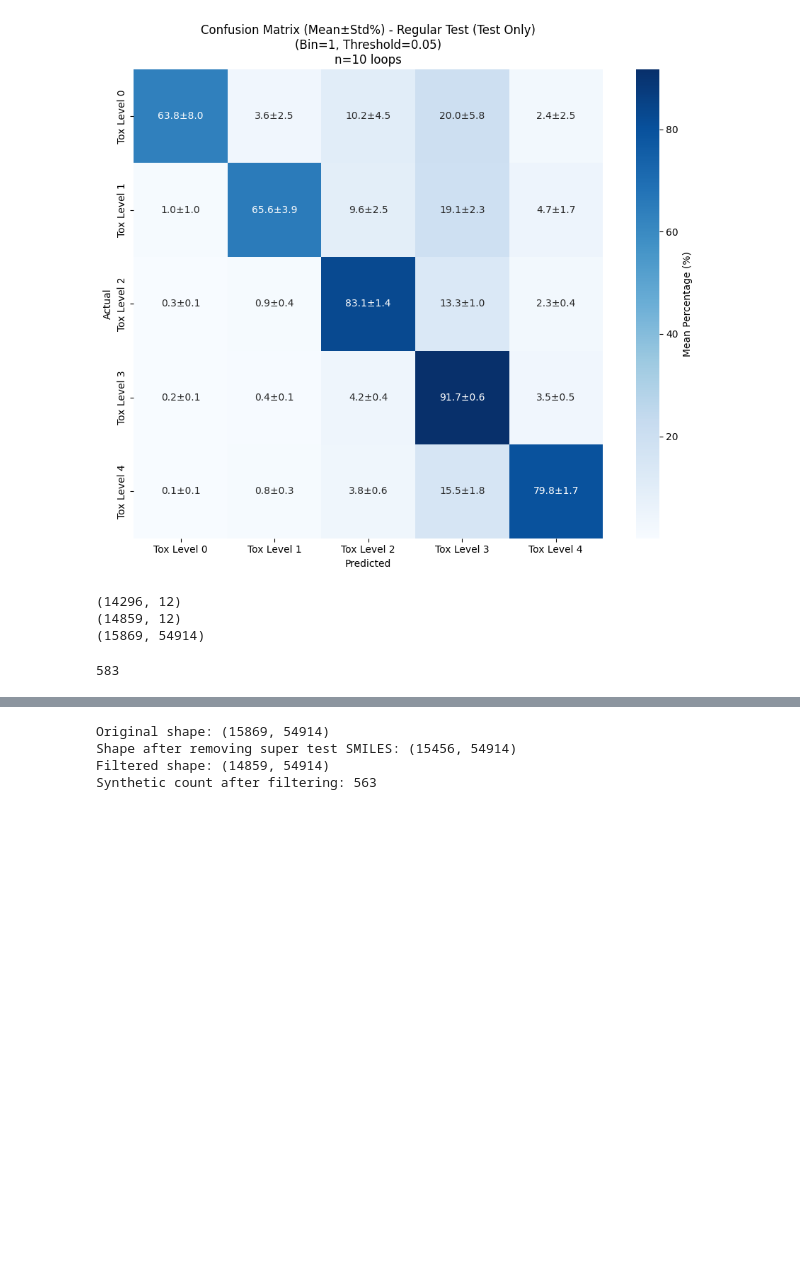
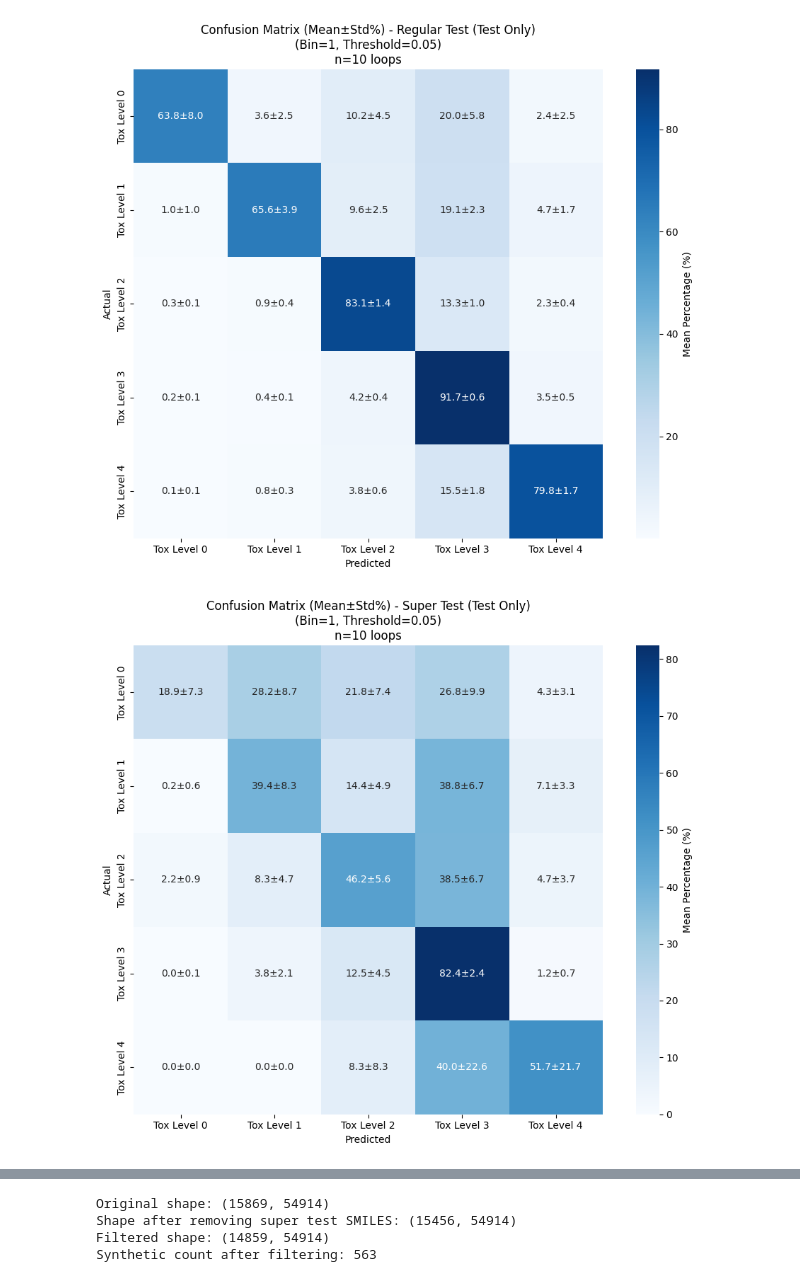
Before and after one commit to DashLLipsey/PREDICT-MIT-LL, a Jupyter notebook: Notebooks/2_step_model_confusion_and_heatmaps.ipynb, the cells around one changed output, grey strips where cells are left out. Cells and saved outputs as stored; diff of their text form; code cells hidden in the pictures; blank space fills up the shorter version.

```diff
--- a/Notebooks/2_step_model_confusion_and_heatmaps.ipynb
+++ b/Notebooks/2_step_model_confusion_and_heatmaps.ipynb
@@ -2203,16 +2221,18 @@ create_confusion_matrix_general_mean_std(
     figsize=(10, 8))
 # %% [output]
 [figure]
-# %%
-df = pd.read_parquet('/home/dlipsey/MITLincolnLabs/MIT_LL_data/regular_classifier_synth_abl_loop/direct_tox_bin1_thresh0_5_df_spectra_loop0.parquet')
-print(df.shape)
-df2 = pd.read_parquet('/home/dlipsey/MITLincolnLabs/MIT_LL_data/regular_classifier_loop/direct_tox_bin1_thresh0_5_df_spectra_loop0.parquet')
-print(df2.shape)
-df3 = pd.read_parquet('/home/dlipsey/MITLincolnLabs/MIT_LL_data/df6_spectra.parquet')
-print(df3.shape)
-df3[df3['synthetic'] == 1].shape[0]
-# %% [output]
-(14296, 12)
-(14859, 12)
-(15869, 54914)
-583
+# %%
+create_confusion_matrix_general_mean_std(
+    folder_path='/home/dlipsey/MITLincolnLabs/MIT_LL_data/regular_classifier_loop_super_test',
+    bin_val=1,
+    threshold_val=0.05,
+    pred_class_col='direct_tox_pred_class',
+    response_col='Response',
+    train_col='train',
+    file_prefix='direct_tox',
+    use_super_test=True,
+    test_only=True,
+    save_plots=False,
+    figsize=(10, 8))
+# %% [output]
+[figure, added]
```
Also changed, not shown: parts of 3 cells of this notebook.
